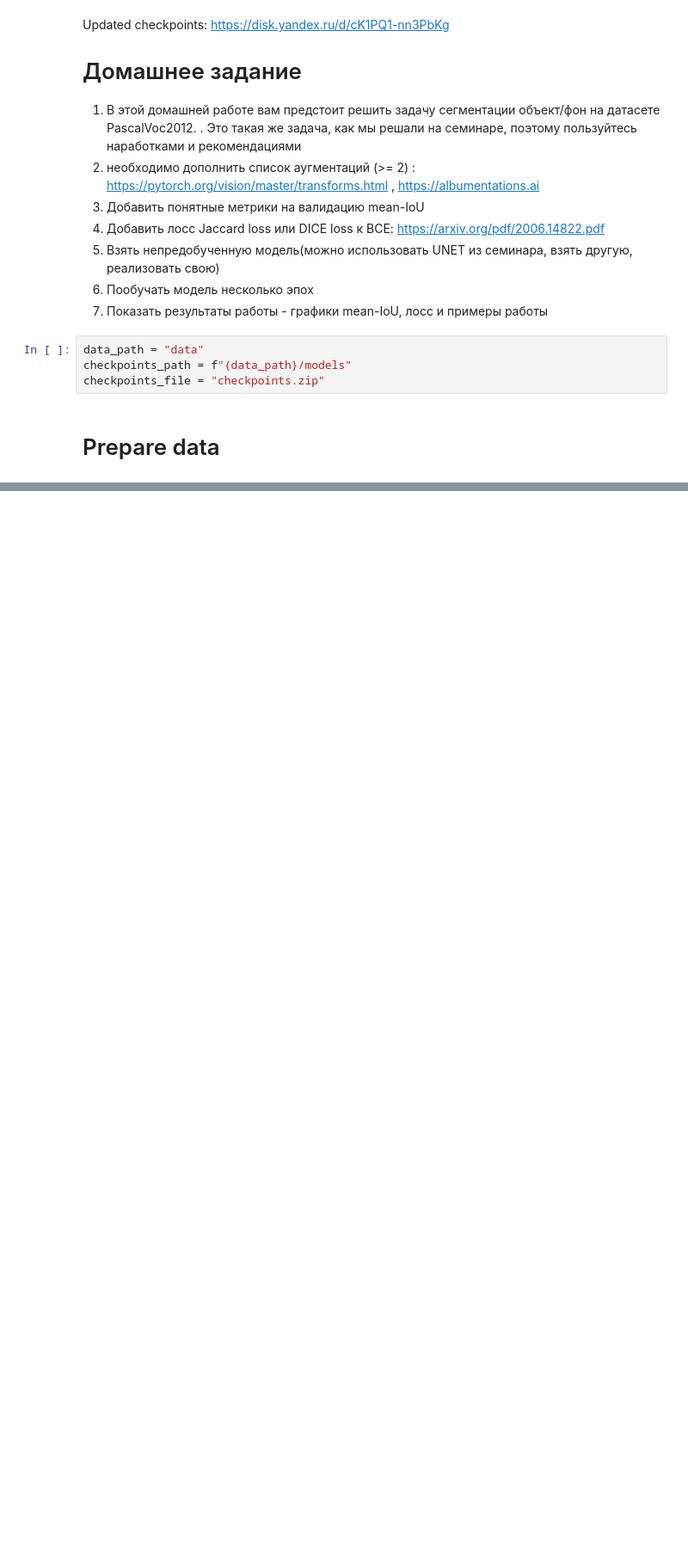
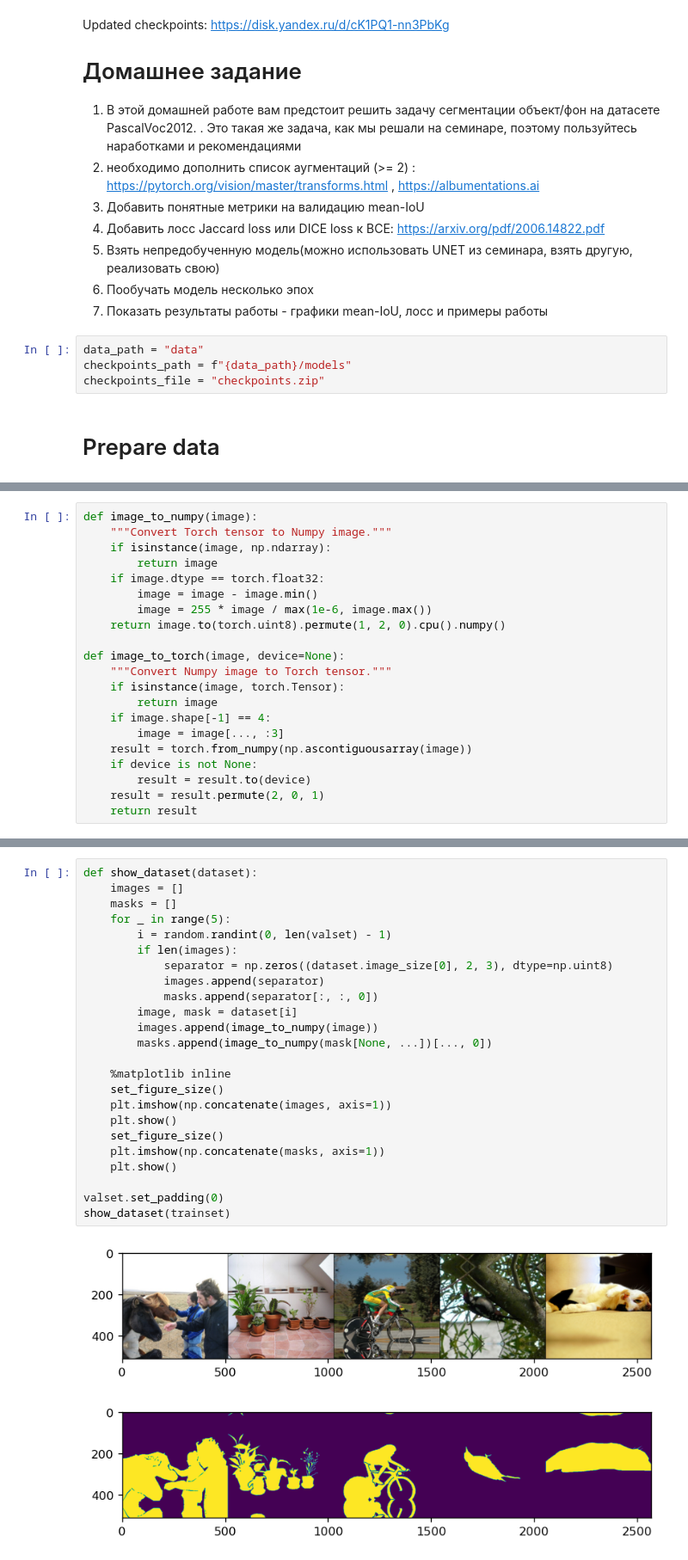
Before and after one commit to TimofeyTst/VKML_deep_learning, a Jupyter notebook: hw7/segmentation.ipynb, the cells around one changed output, grey strips where cells are left out. Shown: that part at 86% size. Saved outputs shown, nothing was run; the diff lists cells and outputs as text; blank space fills up the shorter version.

```diff
--- a/hw7/segmentation.ipynb
+++ b/hw7/segmentation.ipynb
@@ -33,0 +196,21 @@ with ZipFile(f"{checkpoints_path}/{checkpoints_file}", "r") as zf:
+# %%
+def image_to_numpy(image):
+    """Convert Torch tensor to Numpy image."""
+    if isinstance(image, np.ndarray):
+        return image
+    if image.dtype == torch.float32:
+        image = image - image.min()
+        image = 255 * image / max(1e-6, image.max())
+    return image.to(torch.uint8).permute(1, 2, 0).cpu().numpy()
+
+def image_to_torch(image, device=None):
+    """Convert Numpy image to Torch tensor."""
+    if isinstance(image, torch.Tensor):
+        return image
+    if image.shape[-1] == 4:
+        image = image[..., :3]
+    result = torch.from_numpy(np.ascontiguousarray(image))
+    if device is not None:
+        result = result.to(device)
+    result = result.permute(2, 0, 1)
+    return result
@@ -33,0 +355,27 @@ with ZipFile(f"{checkpoints_path}/{checkpoints_file}", "r") as zf:
+# %%
+def show_dataset(dataset):
+    images = []
+    masks = []
+    for _ in range(5):
+        i = random.randint(0, len(valset) - 1)
+        if len(images):
+            separator = np.zeros((dataset.image_size[0], 2, 3), dtype=np.uint8)
+            images.append(separator)
+            masks.append(separator[:, :, 0])
+        image, mask = dataset[i]
+        images.append(image_to_numpy(image))
+        masks.append(image_to_numpy(mask[None, ...])[..., 0])
+
+    %matplotlib inline
+    set_figure_size()
+    plt.imshow(np.concatenate(images, axis=1))
+    plt.show()
+    set_figure_size()
+    plt.imshow(np.concatenate(masks, axis=1))
+    plt.show()
+
+valset.set_padding(0)
+show_dataset(trainset)
+# %% [output]
+[figure, added]
+[figure, added]
```
Also changed, not shown: parts of 10 cells of this notebook.
